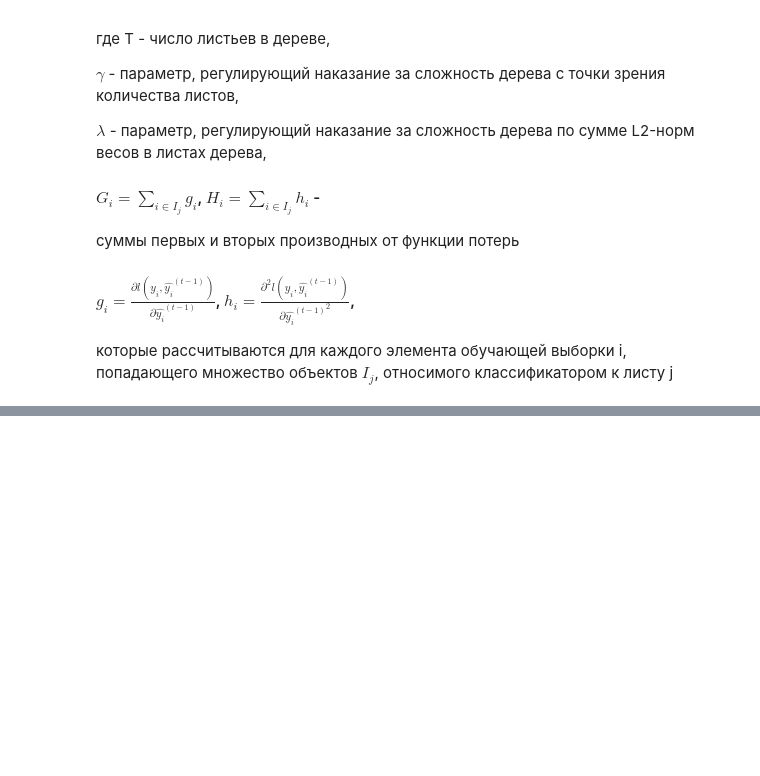
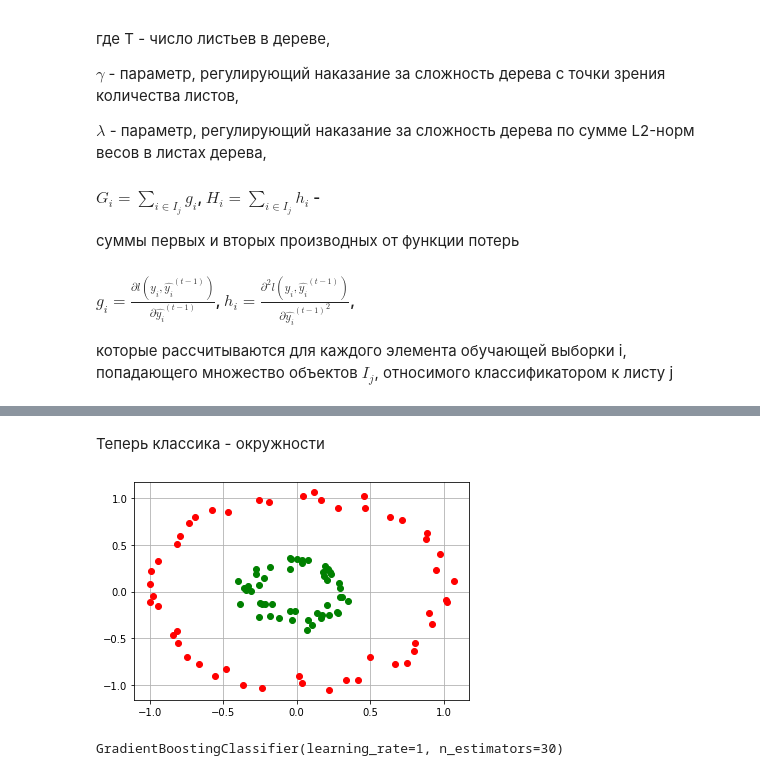
Before and after one commit to yuriy5139/MachineLearning, a Jupyter notebook: Gradient Boosting.ipynb, the cells around one changed output, grey strips where cells are left out. Cells and saved outputs as stored; diff of their text form; code cells hidden in the pictures; blank space fills up the shorter version.

```diff
--- a/Gradient Boosting.ipynb
+++ b/Gradient Boosting.ipynb
@@ -342,0 +413,12 @@ plt.show()
+# %% [markdown]
+Теперь классика - окружности
+# %%
+X_train, Y_train = make_circles(factor=0.3, noise=0.05)
+
+plt.plot(X_train[np.where(Y_train==0), 0], X_train[np.where(Y_train==0), 1], 'ro')
+plt.plot(X_train[np.where(Y_train==1), 0], X_train[np.where(Y_train==1), 1], 'go')
+plt.grid()
+
+plt.show()
+# %% [output]
+[figure, added]
@@ -342,0 +428,5 @@ plt.show()
+# %%
+sk_GB = GradientBoostingClassifier(n_estimators=30, learning_rate=1)
+sk_GB.fit(X_train, Y_train)
+# %% [output]
+GradientBoostingClassifier(learning_rate=1, n_estimators=30)
```
Also changed, not shown: parts of 36 cells of this notebook.
